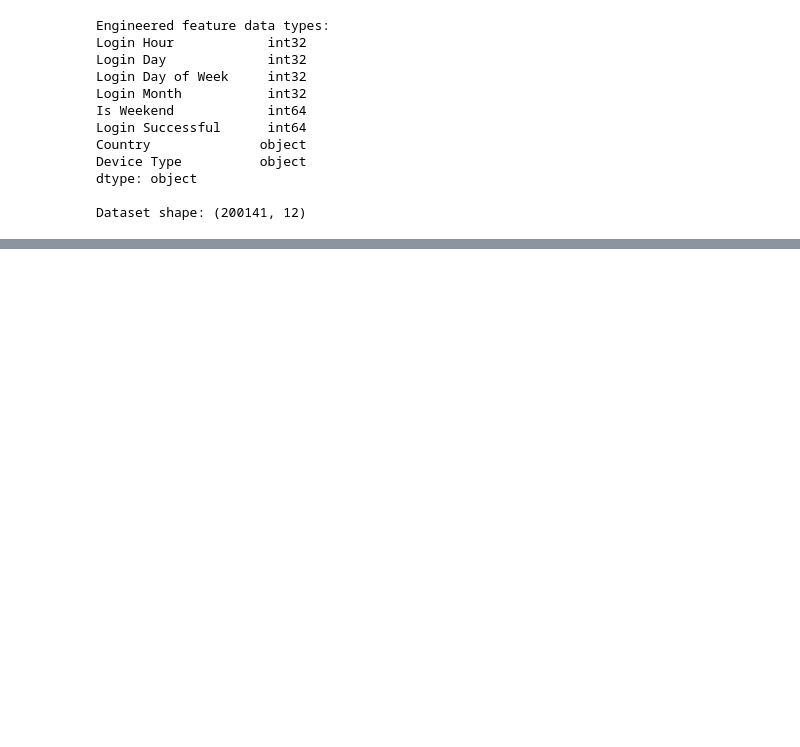
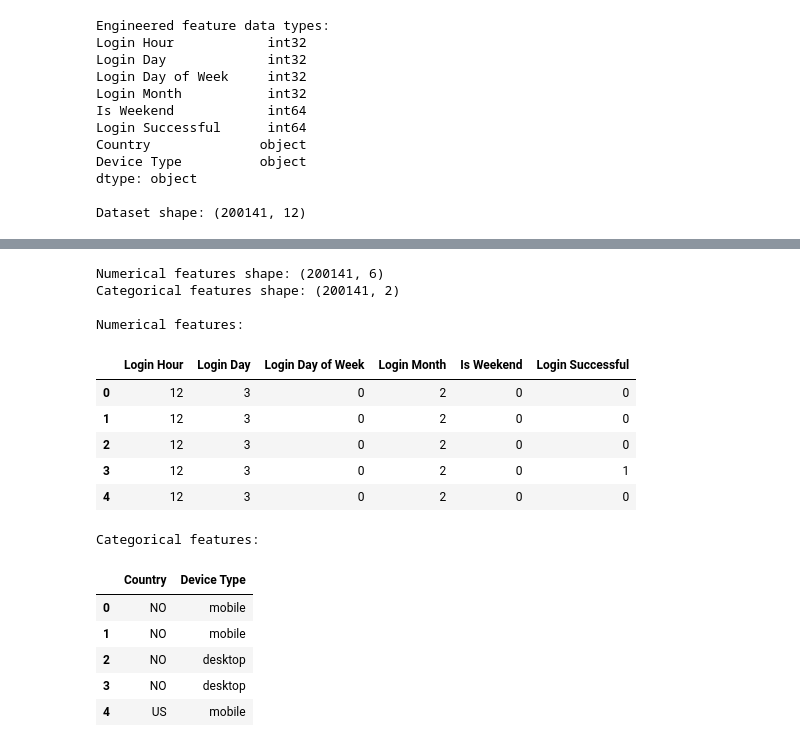
Before and after one commit to MiyukiMol/user-behavior-anomaly-detection, a Jupyter notebook: 02_unsupervised_anomaly_detection.ipynb, the cells around one changed output, grey strips where cells are left out. Cells and saved outputs as stored; diff of their text form; code cells hidden in the pictures; blank space fills up the shorter version.

```diff
--- a/02_unsupervised_anomaly_detection.ipynb
+++ b/02_unsupervised_anomaly_detection.ipynb
@@ -1251,0 +1273,27 @@ Dataset shape: (200141, 12)
+# %%
+# Define model input features
+NUMERICAL_FEATURES = [
+    "Login Hour",
+    "Login Day",
+    "Login Day of Week",
+    "Login Month",
+    "Is Weekend",
+    "Login Successful"
+]
+
+CATEGORICAL_FEATURES = [
+    "Country",
+    "Device Type"
+]
+
+FEATURE_COLUMNS = NUMERICAL_FEATURES + CATEGORICAL_FEATURES
+
+# Separate input features and evaluation labels
+X = df[FEATURE_COLUMNS].copy()
+y = df["Is Account Takeover"].copy()
+
+# Check the selected data
+print("Input features shape:", X.shape)
+print("Target shape:", y.shape)
+
+display(X.head())
@@ -1251,0 +1320,31 @@ Dataset shape: (200141, 12)
+# %%
+# Separate numerical and categorical features
+X_numerical = X[NUMERICAL_FEATURES].copy()
+X_categorical = X[CATEGORICAL_FEATURES].copy()
+
+print("Numerical features shape:", X_numerical.shape)
+print("Categorical features shape:", X_categorical.shape)
+
+print("\nNumerical features:")
+display(X_numerical.head())
+
+print("\nCategorical features:")
+display(X_categorical.head())
+# %% [output]
+Numerical features shape: (200141, 6)
+Categorical features shape: (200141, 2)
+
+Numerical features:
+|  | Login Hour | Login Day | Login Day of Week | Login Month | Is Weekend | Login Successful |
+| 0 | 12 | 3 | 0 | 2 | 0 | 0 |
+| 1 | 12 | 3 | 0 | 2 | 0 | 0 |
+| 2 | 12 | 3 | 0 | 2 | 0 | 0 |
+| 3 | 12 | 3 | 0 | 2 | 0 | 1 |
+| 4 | 12 | 3 | 0 | 2 | 0 | 0 |
+Categorical features:
+|  | Country | Device Type |
+| 0 | NO | mobile |
+| 1 | NO | mobile |
+| 2 | NO | desktop |
+| 3 | NO | desktop |
+| 4 | US | mobile |
```
Also changed, not shown: parts of 25 cells of this notebook.
